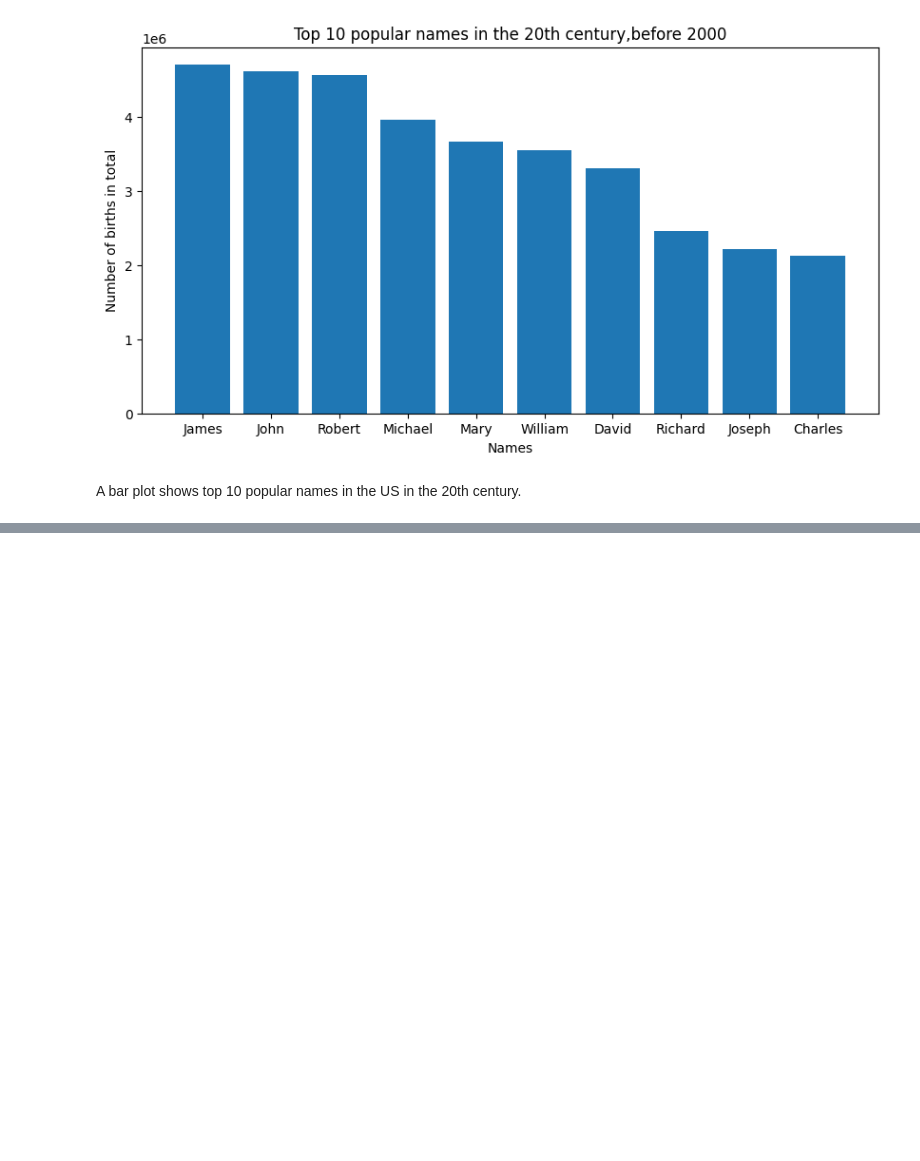
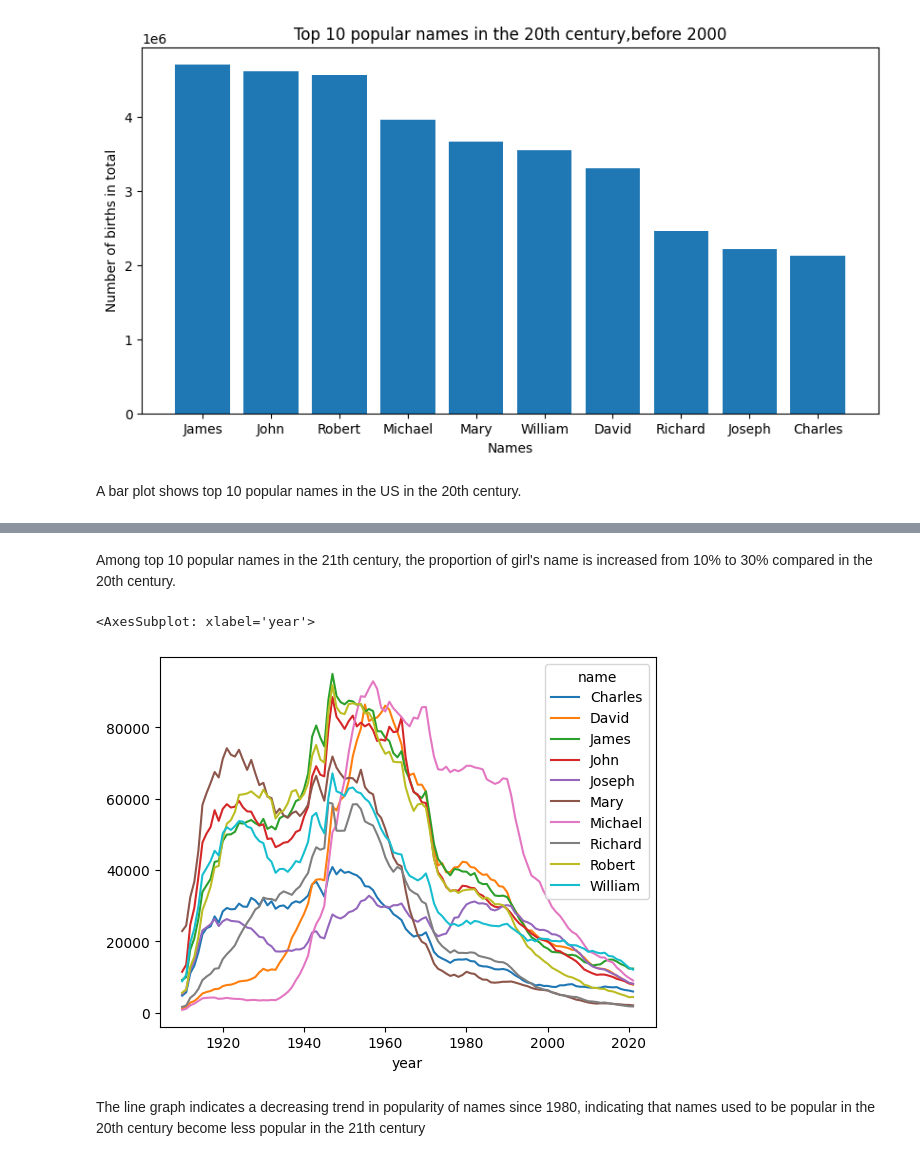
Before and after one commit to XingyuVivi/MSiA-422-Python-Project, a Jupyter notebook: Project 01.ipynb, the cells around one changed output, grey strips where cells are left out. Cells and saved outputs as stored; diff of their text form; code cells hidden in the pictures; blank space fills up the shorter version.

```diff
--- a/Project 01.ipynb
+++ b/Project 01.ipynb
@@ -295,3 +324,16 @@ gender_ditr90.plot.pie(title="Proportion of males and females name among\n
+# %% [markdown]
+Among top 10 popular names in the 21th century, the proportion of girl's name is increased from 10% to 30% compared in the 20th century.
+# %%
+# See if names popular in the 20 century are still popular in the 21 century
+popName90 = list(top10_90s.index.get_level_values(0))
+trend_pop90 = test_df[test_df['name'].isin(popName90)]
+trend_pop90 = trend_pop90.pivot_table(index = 'year',columns = 'name',values = 'births',aggfunc=np.sum)
+trend_pop90.plot()
+# %% [output]
+<AxesSubplot: xlabel='year'>
+[figure, added]
+# %% [markdown]
+The line graph indicates a decreasing trend in popularity of names since 1980, indicating that names used to be popular in the 20th century become less popular in the 21th century
 # %%
 import pandas as pd
 import matplotlib.pyplot as plt
```
Also changed, not shown: parts of 7 cells of this notebook.
